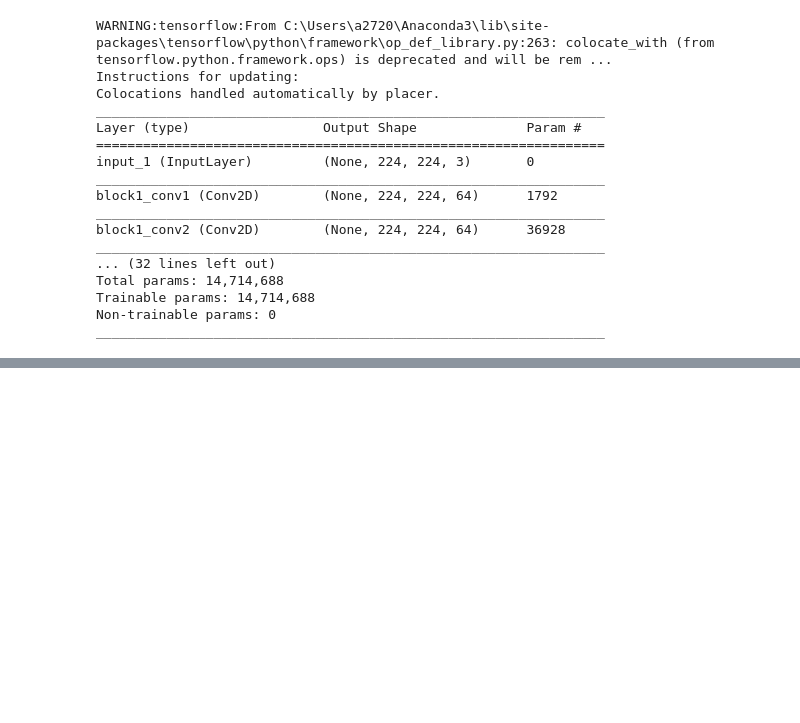
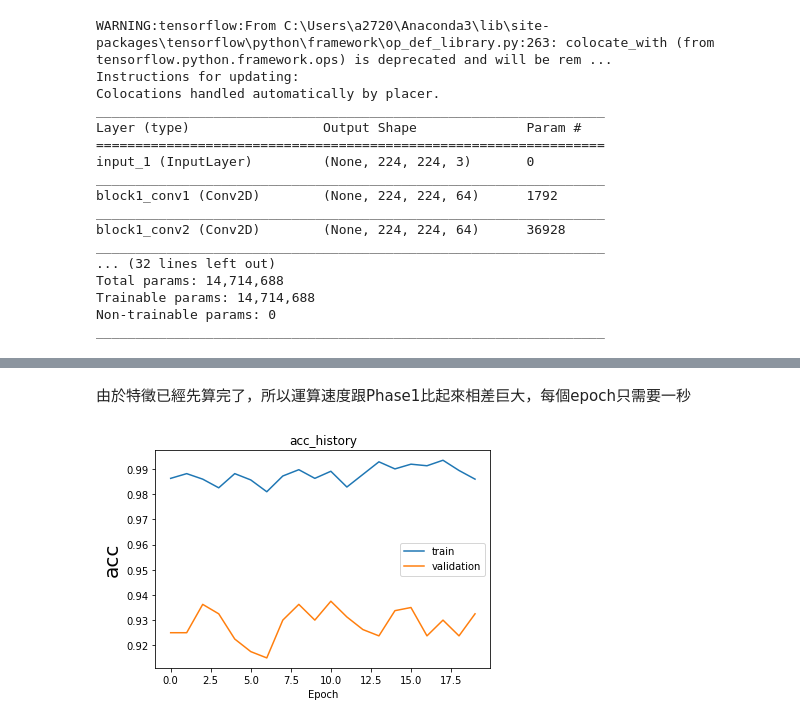
Before and after one commit to Leolewis5/Machine_Learning, a Jupyter notebook: Keras/4. Transfer_learning.ipynb, the cells around one changed output, grey strips where cells are left out. Drawn from its saved outputs; the diff is of its cells as text; code cells hidden in the pictures; blank space fills up the shorter version.

```diff
--- a/Keras/4. Transfer_learning.ipynb
+++ b/Keras/4. Transfer_learning.ipynb
@@ -279,0 +423,6 @@ model.save('dog-vs-cat-vgg16.h5')
+# %% [markdown]
+由於特徵已經先算完了，所以運算速度跟Phase1比起來相差巨大，每個epoch只需要一秒
+# %%
+plot_train_result(train_history,'acc','val_acc')
+# %% [output]
+[figure, added]
```
Also changed, not shown: parts of 34 cells of this notebook.
